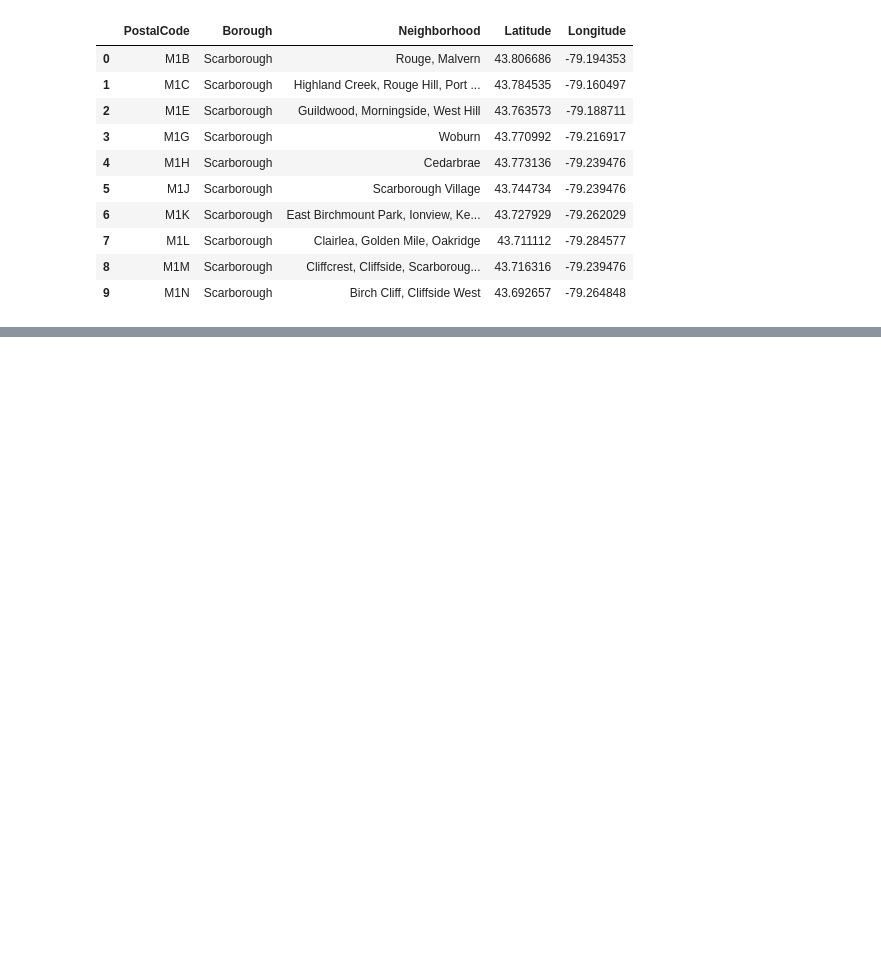
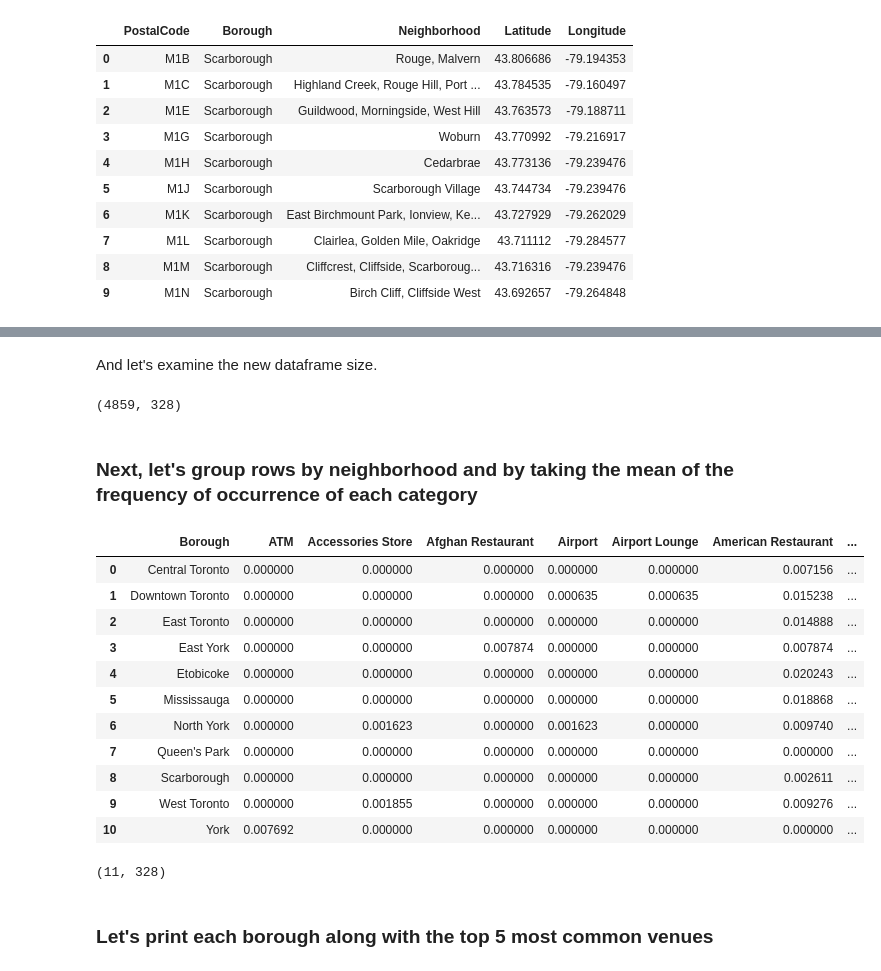
Before and after one commit to lbeattie/Coursera_Capstone, a Jupyter notebook: Toronto-area-wk3.ipynb, the cells around one changed output, grey strips where cells are left out. Saved outputs shown, nothing was run; the diff lists cells and outputs as text; code cells hidden in the pictures; blank space fills up the shorter version.

```diff
--- a/Toronto-area-wk3.ipynb
+++ b/Toronto-area-wk3.ipynb
@@ -187,0 +294,30 @@ postcodes_with_geo_df.head(10)
+# %%
+# function that extracts the category of the venue
+def get_category_type(row):
+    try:
+        categories_list = row['categories']
+    except:
+        categories_list = row['venue.categories']
+
+    if len(categories_list) == 0:
+        return None
+    else:
+        return categories_list[0]['name']
+
+
+#Now we are ready to clean the json and structure it into a pandas dataframe.
+
+venues = results['response']['groups'][0]['items']
+nearby_venues = json_normalize(venues) # flatten JSON
+
+# filter columns
+filtered_columns = ['venue.name', 'venue.categories', 'venue.location.lat', 'venue.location.lng']
+nearby_venues =nearby_venues.loc[:, filtered_columns]
+
+# filter the category for each row
+nearby_venues['venue.categories'] = nearby_venues.apply(get_category_type, axis=1)
+
+# clean columns
+nearby_venues.columns = [col.split(".")[-1] for col in nearby_venues.columns]
+
+nearby_venues.head()
@@ -187,0 +448,12 @@ postcodes_with_geo_df.head(10)
+# %%
+# one hot encoding
+toronto_onehot = pd.get_dummies(toronto_venues[['Venue Category']], prefix="", prefix_sep="")
+
+# add neighborhood column back to dataframe
+toronto_onehot['Borough'] = toronto_venues['Borough']
+
+# move neighborhood column to the first column
+fixed_columns = [toronto_onehot.columns[-1]] + list(toronto_onehot.columns[:-1])
+toronto_onehot = toronto_onehot[fixed_columns]
+
+toronto_onehot.head()
@@ -187,0 +467,31 @@ postcodes_with_geo_df.head(10)
+# %% [markdown]
+And let's examine the new dataframe size.
+# %%
+toronto_onehot.shape
+# %% [output]
+(4859, 328)
+# %% [markdown]
+### Next, let's group rows by neighborhood and by taking the mean of the frequency of occurrence of each category
+# %%
+toronto_grouped = toronto_onehot.groupby('Borough').mean().reset_index()
+toronto_grouped
+# %% [output]
+|  | Borough | ATM | Accessories Store | Afghan Restaurant | Airport | Airport Lounge | American Restaurant | ... |
+| 0 | Central Toronto | 0.000000 | 0.000000 | 0.000000 | 0.000000 | 0.000000 | 0.007156 | ... |
+| 1 | Downtown Toronto | 0.000000 | 0.000000 | 0.000000 | 0.000635 | 0.000635 | 0.015238 | ... |
+| 2 | East Toronto | 0.000000 | 0.000000 | 0.000000 | 0.000000 | 0.000000 | 0.014888 | ... |
+| 3 | East York | 0.000000 | 0.000000 | 0.007874 | 0.000000 | 0.000000 | 0.007874 | ... |
+| 4 | Etobicoke | 0.000000 | 0.000000 | 0.000000 | 0.000000 | 0.000000 | 0.020243 | ... |
+| 5 | Mississauga | 0.000000 | 0.000000 | 0.000000 | 0.000000 | 0.000000 | 0.018868 | ... |
+| 6 | North York | 0.000000 | 0.001623 | 0.000000 | 0.001623 | 0.000000 | 0.009740 | ... |
+| 7 | Queen's Park | 0.000000 | 0.000000 | 0.000000 | 0.000000 | 0.000000 | 0.000000 | ... |
+| 8 | Scarborough | 0.000000 | 0.000000 | 0.000000 | 0.000000 | 0.000000 | 0.002611 | ... |
+| 9 | West Toronto | 0.000000 | 0.001855 | 0.000000 | 0.000000 | 0.000000 | 0.009276 | ... |
+| 10 | York | 0.007692 | 0.000000 | 0.000000 | 0.000000 | 0.000000 | 0.000000 | ... |
+# %%
+#confirm the new size
+toronto_grouped.shape
+# %% [output]
+(11, 328)
+# %% [markdown]
+### Let's print each borough along with the top 5 most common venues
```
Also changed, not shown: parts of 39 cells of this notebook.
